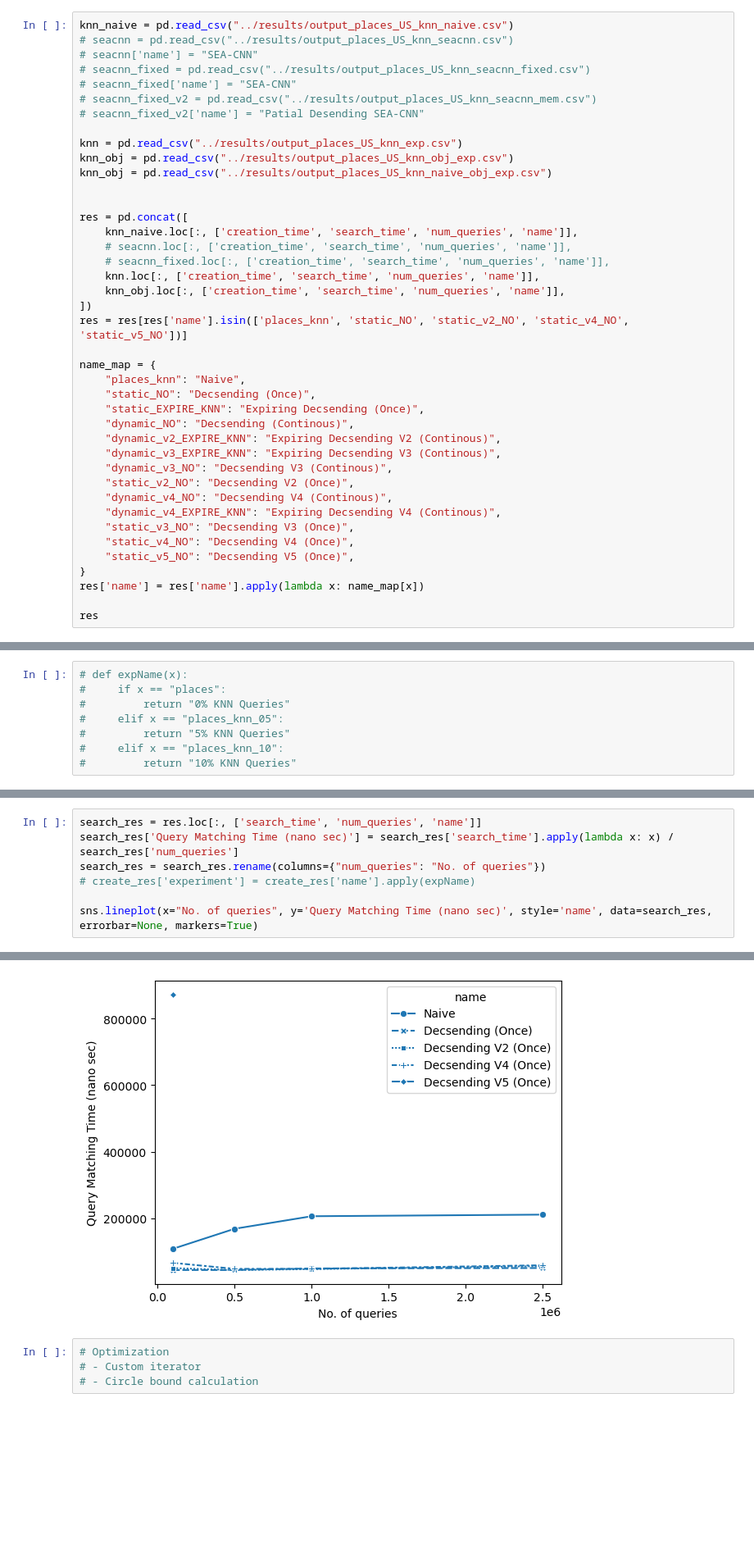
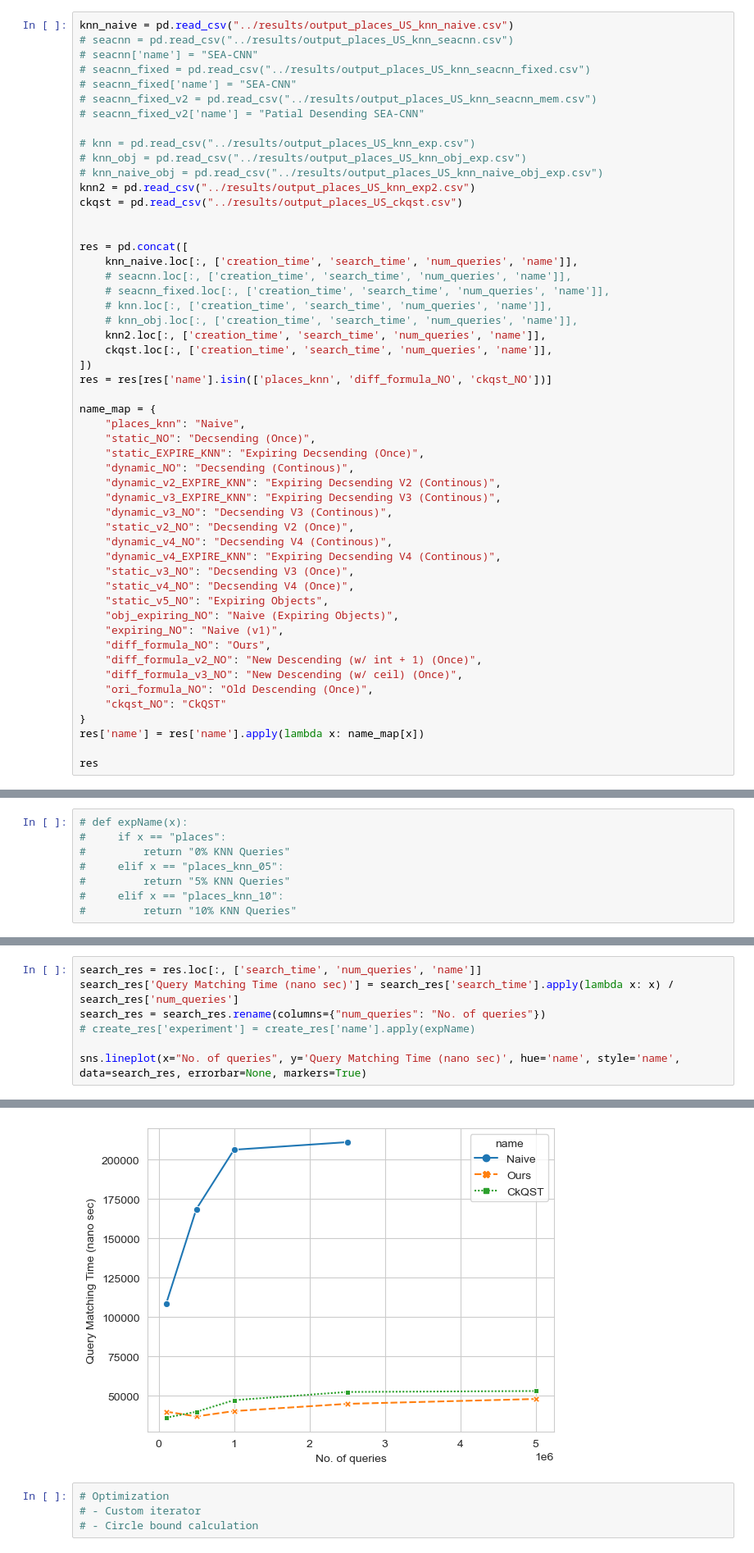
Before and after one commit to ThatUdeshUK/fast_extension, a Jupyter notebook: analysis/PlacesKNN.ipynb, the cells around one changed output, grey strips where cells are left out. Shown at 82% size. Cells and saved outputs as stored; diff of their text form; blank space fills up the shorter version.

```diff
--- a/analysis/PlacesKNN.ipynb
+++ b/analysis/PlacesKNN.ipynb
@@ -11,19 +11,23 @@ knn_naive = pd.read_csv("../results/output_places_US_knn_naive.csv")
 # seacnn_fixed_v2 = pd.read_csv("../results/output_places_US_knn_seacnn_mem.csv")
 # seacnn_fixed_v2['name'] = "Patial Desending SEA-CNN"
 
-knn = pd.read_csv("../results/output_places_US_knn_exp.csv")
-knn_obj = pd.read_csv("../results/output_places_US_knn_obj_exp.csv")
-knn_obj = pd.read_csv("../results/output_places_US_knn_naive_obj_exp.csv")
+# knn = pd.read_csv("../results/output_places_US_knn_exp.csv")
+# knn_obj = pd.read_csv("../results/output_places_US_knn_obj_exp.csv")
+# knn_naive_obj = pd.read_csv("../results/output_places_US_knn_naive_obj_exp.csv")
+knn2 = pd.read_csv("../results/output_places_US_knn_exp2.csv")
+ckqst = pd.read_csv("../results/output_places_US_ckqst.csv")
 
 
 res = pd.concat([
     knn_naive.loc[:, ['creation_time', 'search_time', 'num_queries', 'name']],
     # seacnn.loc[:, ['creation_time', 'search_time', 'num_queries', 'name']],
     # seacnn_fixed.loc[:, ['creation_time', 'search_time', 'num_queries', 'name']],
-    knn.loc[:, ['creation_time', 'search_time', 'num_queries', 'name']],
-    knn_obj.loc[:, ['creation_time', 'search_time', 'num_queries', 'name']],
+    # knn.loc[:, ['creation_time', 'search_time', 'num_queries', 'name']],
+    # knn_obj.loc[:, ['creation_time', 'search_time', 'num_queries', 'name']],
+    knn2.loc[:, ['creation_time', 'search_time', 'num_queries', 'name']],
+    ckqst.loc[:, ['creation_time', 'search_time', 'num_queries', 'name']],
 ])
-res = res[res['name'].isin(['places_knn', 'static_NO', 'static_v2_NO', 'static_v4_NO', 'static_v5_NO'])]
+res = res[res['name'].isin(['places_knn', 'diff_formula_NO', 'ckqst_NO'])]
 
 name_map = {
     "places_knn": "Naive",
@@ -38,7 +42,14 @@ name_map = {
     "dynamic_v4_EXPIRE_KNN": "Expiring Decsending V4 (Continous)",
     "static_v3_NO": "Decsending V3 (Once)",
     "static_v4_NO": "Decsending V4 (Once)",
-    "static_v5_NO": "Decsending V5 (Once)",
+    "static_v5_NO": "Expiring Objects",
+    "obj_expiring_NO": "Naive (Expiring Objects)",
+    "expiring_NO": "Naive (v1)",
+    "diff_formula_NO": "Ours",
+    "diff_formula_v2_NO": "New Descending (w/ int + 1) (Once)",
+    "diff_formula_v3_NO": "New Descending (w/ ceil) (Once)",
+    "ori_formula_NO": "Old Descending (Once)",
+    "ckqst_NO": "CkQST"
 }
 res['name'] = res['name'].apply(lambda x: name_map[x])
 
@@ -109,5 +122,5 @@ search_res['Query Matching Time (nano sec)'] = search_res['search_time'].apply(l
 search_res = search_res.rename(columns={"num_queries": "No. of queries"})
 # create_res['experiment'] = create_res['name'].apply(expName)
 
-sns.lineplot(x="No. of queries", y='Query Matching Time (nano sec)', style='name', data=search_res, errorbar=None, markers=True)
+sns.lineplot(x="No. of queries", y='Query Matching Time (nano sec)', hue='name', style='name', data=search_res, errorbar=None, markers=True)
 # %% [output]
@@ -115,4 +128,4 @@ sns.lineplot(x="No. of queries", y='Query Matching Time (nano sec)', style='name
-[figure, old version]
+[figure, new version]
 # %%
 # Optimization
 # - Custom iterator
```
Also changed, not shown: parts of 5 cells of this notebook, 42 other files.
